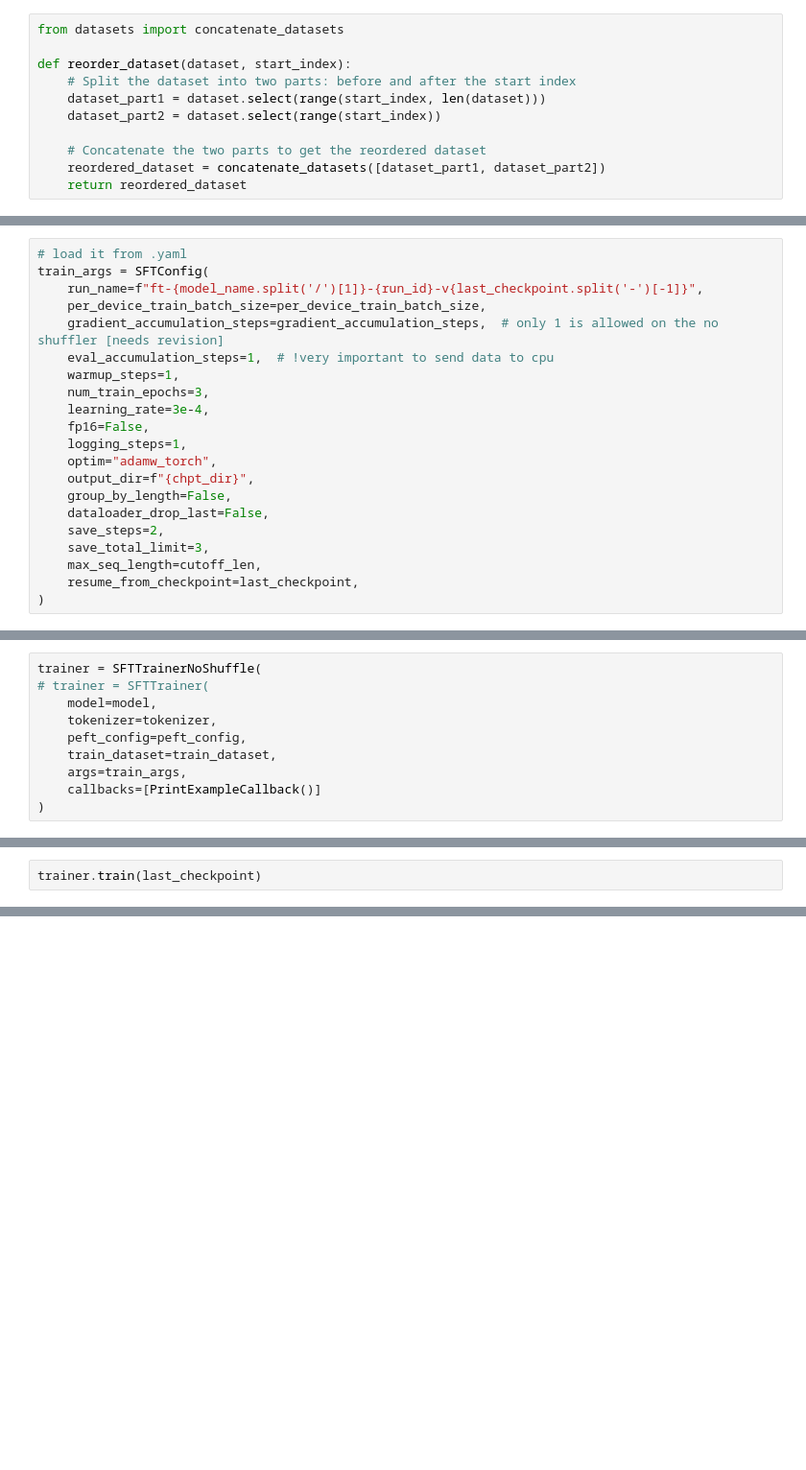
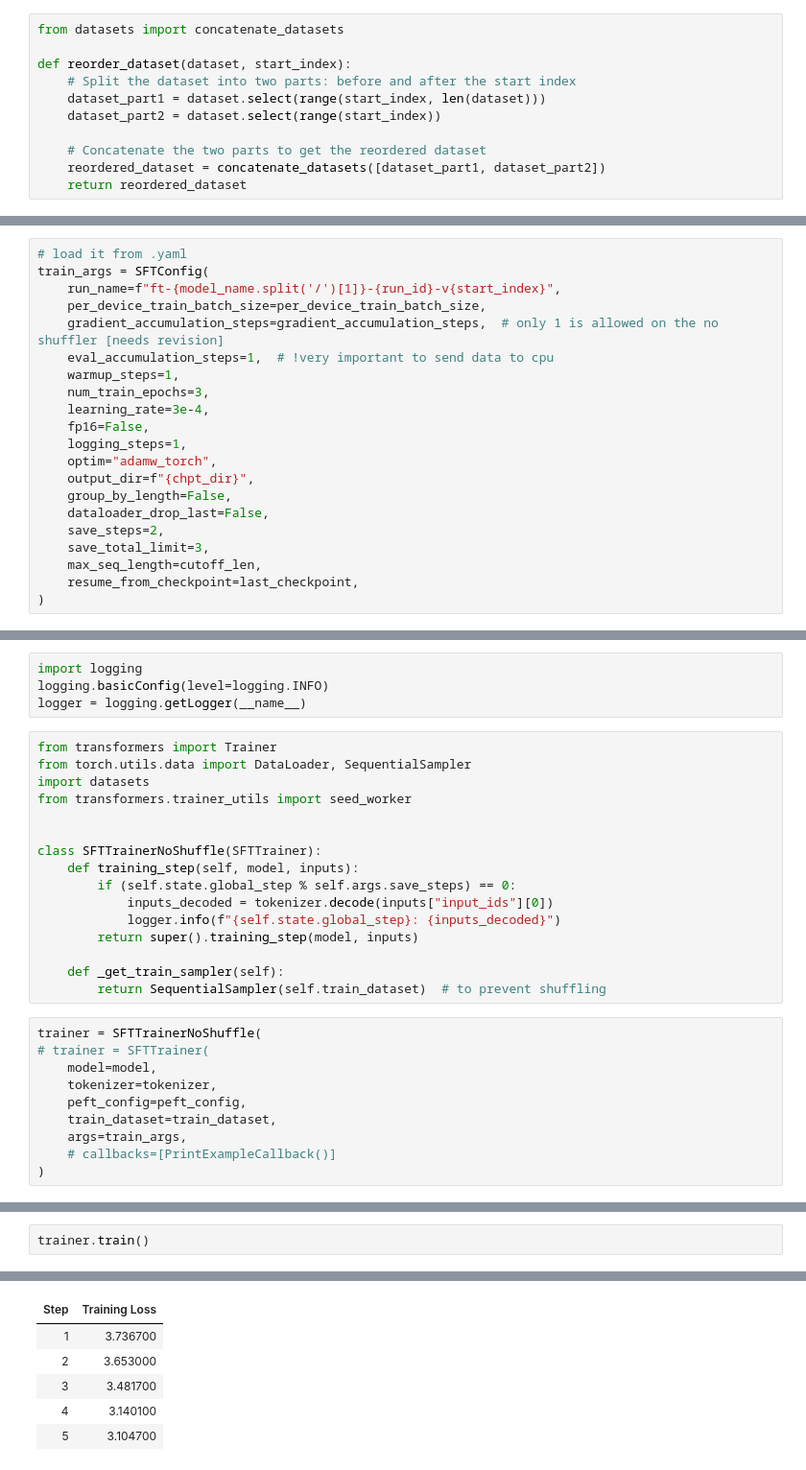
Before and after one commit to amew0/LLM, a Jupyter notebook: temp.ipynb, the cells around one changed output, grey strips where cells are left out. Shown: that part at 96% size. Saved outputs shown, nothing was run; the diff lists cells and outputs as text; blank space fills up the shorter version.

```diff
--- a/temp.ipynb
+++ b/temp.ipynb
@@ -399,7 +394,7 @@ start_index
 # %%
 # load it from .yaml
 train_args = SFTConfig(
-    run_name=f"ft-{model_name.split('/')[1]}-{run_id}-v{last_checkpoint.split('-')[-1]}",
+    run_name=f"ft-{model_name.split('/')[1]}-{run_id}-v{start_index}",
     per_device_train_batch_size=per_device_train_batch_size,
     gradient_accumulation_steps=gradient_accumulation_steps,  # only 1 is allowed on the no shuffler [needs revision]
     eval_accumulation_steps=1,  # !very important to send data to cpu
@@ -497,3 +415,23 @@ class SFTTrainerNoShuffle(SFTTrainer):
+# %%
+import logging
+logging.basicConfig(level=logging.INFO)
+logger = logging.getLogger(__name__)
+# %%
+from transformers import Trainer
+from torch.utils.data import DataLoader, SequentialSampler
+import datasets
+from transformers.trainer_utils import seed_worker
+
+
+class SFTTrainerNoShuffle(SFTTrainer):
+    def training_step(self, model, inputs):
+        if (self.state.global_step % self.args.save_steps) == 0:
+            inputs_decoded = tokenizer.decode(inputs["input_ids"][0])
+            logger.info(f"{self.state.global_step}: {inputs_decoded}")
+        return super().training_step(model, inputs)
+
+    def _get_train_sampler(self):
+        return SequentialSampler(self.train_dataset)  # to prevent shuffling
 # %%
 trainer = SFTTrainerNoShuffle(
 # trainer = SFTTrainer(
@@ -502,6 +440,6 @@ trainer = SFTTrainerNoShuffle(
     peft_config=peft_config,
     train_dataset=train_dataset,
     args=train_args,
-    callbacks=[PrintExampleCallback()]
+    # callbacks=[PrintExampleCallback()]
 )
 # %% [output]
@@ -513,3 +452,3 @@ run_id
 # %%
-trainer.train(last_checkpoint)
+trainer.train()
 # %% [output]
@@ -523,0 +457,6 @@ Step 8: system If you are a doctor, please answer the medical questions based on
+| Step | Training Loss |
+| 1 | 3.736700 |
+| 2 | 3.653000 |
+| 3 | 3.481700 |
+| 4 | 3.140100 |
+| 5 | 3.104700 |
```
Also changed, not shown: parts of 25 cells of this notebook, 5 other files.
